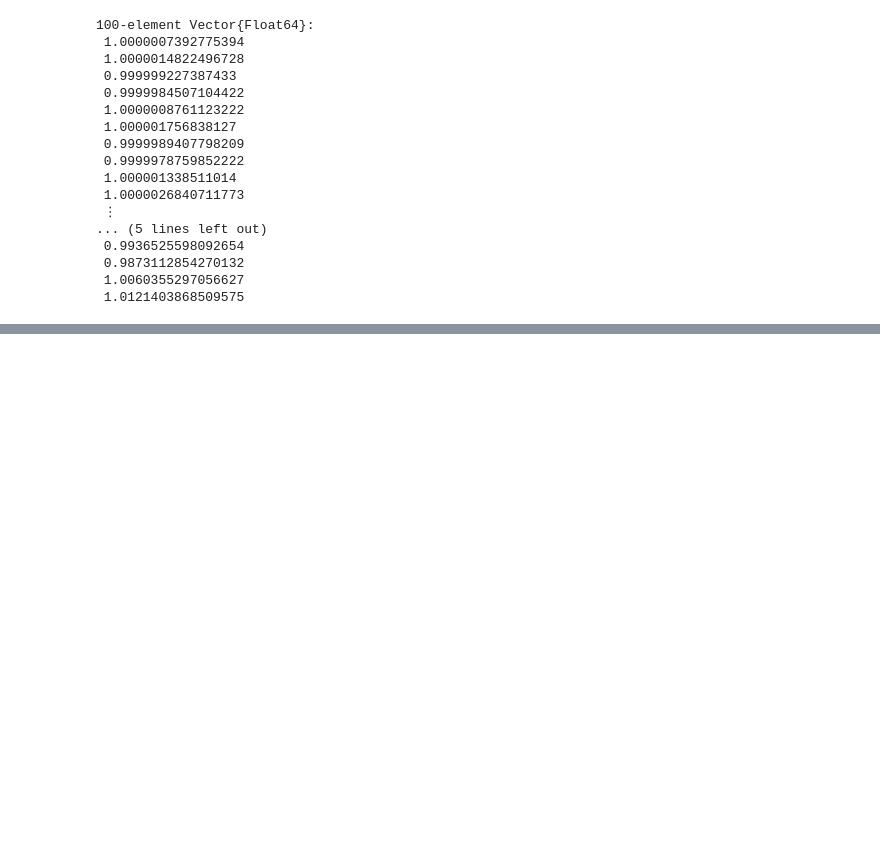
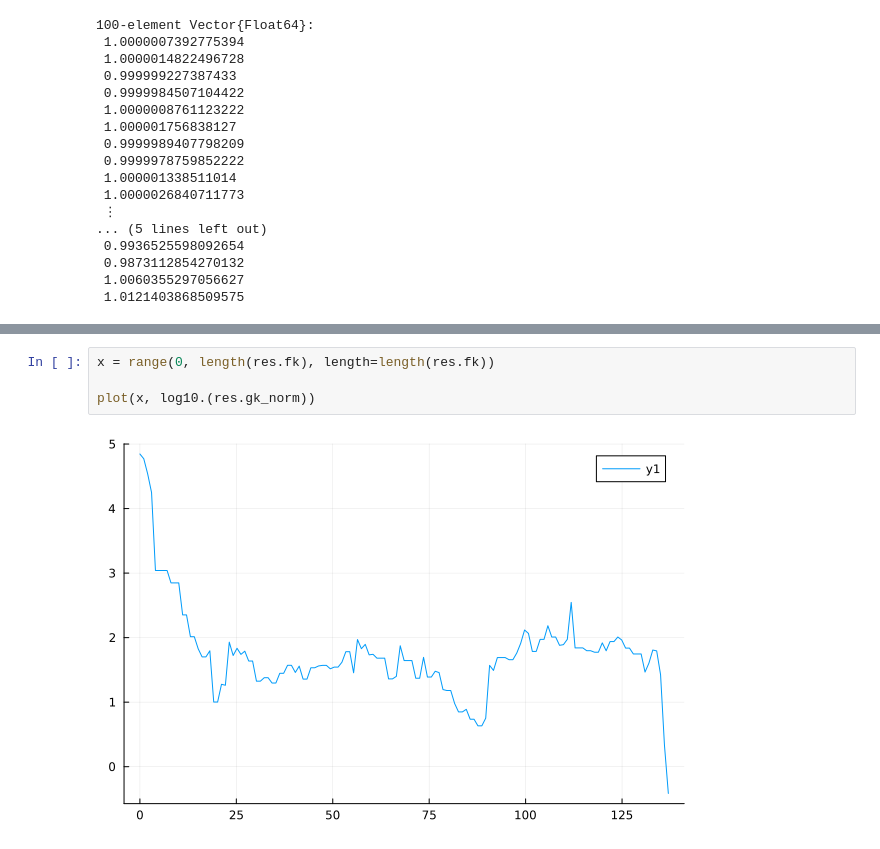
Before and after one commit to oihanc/mth8408_projet, a Jupyter notebook: phase_1/newton_inexact_lbfgs.ipynb, the cells around one changed output, grey strips where cells are left out. Cells and saved outputs as stored; diff of their text form; blank space fills up the shorter version.

```diff
--- a/phase_1/newton_inexact_lbfgs.ipynb
+++ b/phase_1/newton_inexact_lbfgs.ipynb
@@ -298,0 +279,6 @@ gnorm0= 70163.67815387103
+# %%
+x = range(0, length(res.fk), length=length(res.fk))
+
+plot(x, log10.(res.gk_norm))
+# %% [output]
+[figure, added]
```
Also changed, not shown: parts of 7 cells of this notebook, 1 other file.
